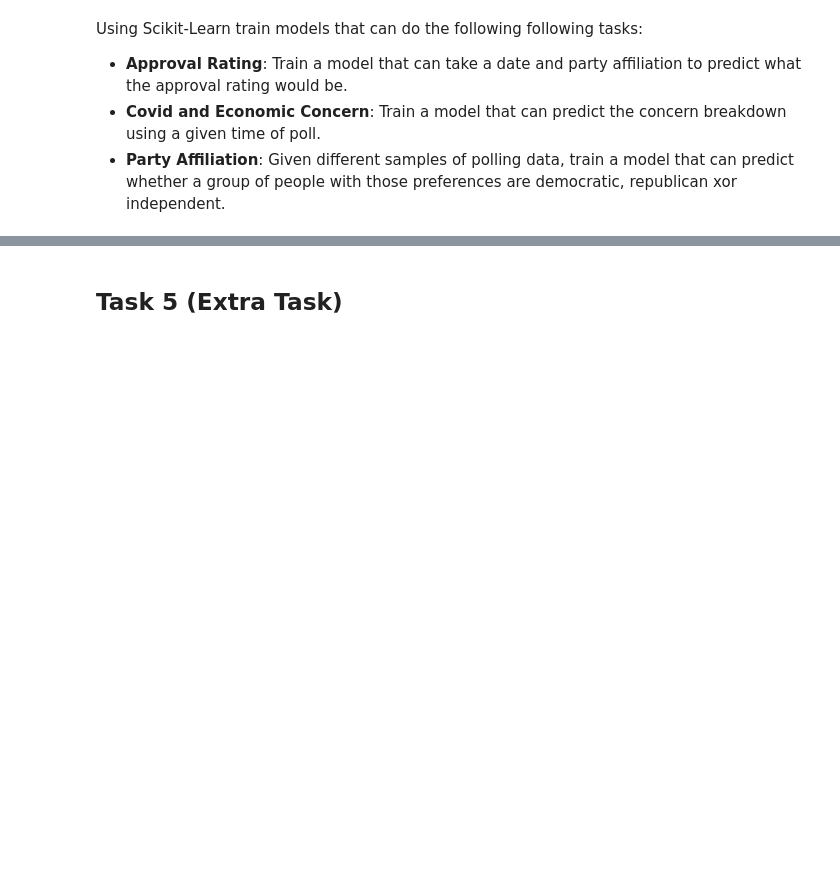
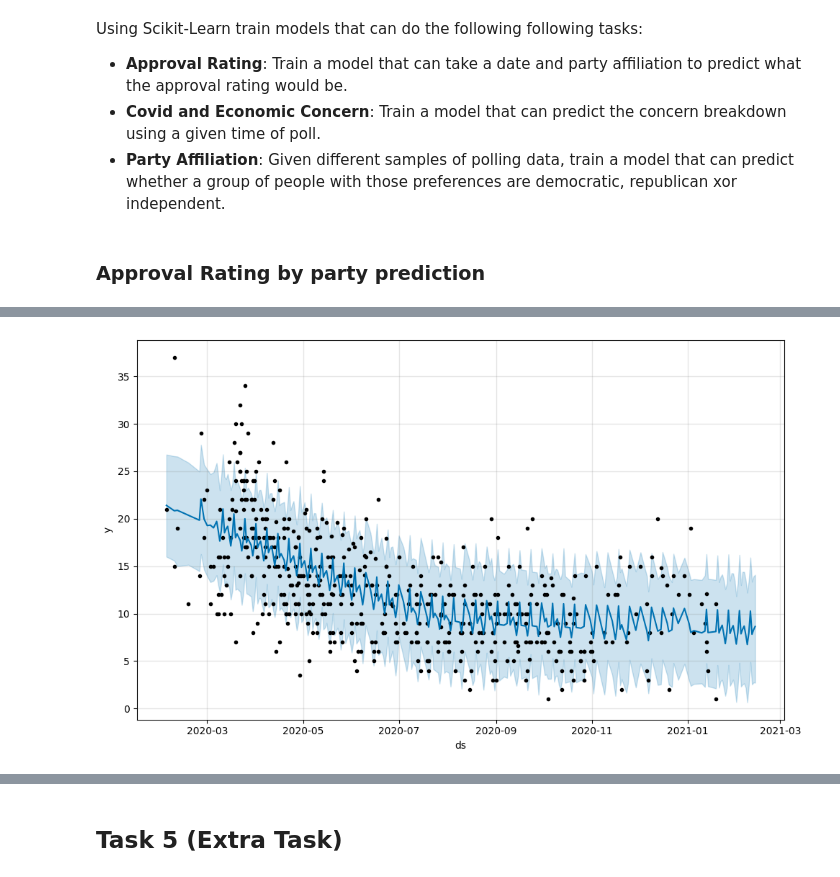
Before and after one commit to rxs1182/SNUPy_ipynb, a Jupyter notebook: Practice/04_rachel_task.ipynb, the cells around one changed output, grey strips where cells are left out. Drawn from its saved outputs; the diff is of its cells as text; code cells hidden in the pictures; blank space fills up the shorter version.

```diff
--- a/Practice/04_rachel_task.ipynb
+++ b/Practice/04_rachel_task.ipynb
@@ -118,3 +126,27 @@ Using Scikit-Learn train models that can do the following following tasks:
   - **Approval Rating**: Train a model that can take a date and party affiliation to predict what the approval rating would be.
   - **Covid and Economic Concern**: Train a model that can predict the concern breakdown using a given time of poll.
   - **Party Affiliation**: Given different samples of polling data, train a model that can predict whether a group of people with those preferences are democratic, republican xor independent.
+# %% [markdown]
+### Approval Rating by party prediction
+# %%
+df_democrats = approval_data.groupby("party").get_group("D")
+ds  = df_democrats["end_date"].to_list()
+y = df_democrats["approve"].to_list()
+
+df_democrats = pandas.DataFrame(list(zip(ds,y)), columns=["ds","y"])
+df_democrats["ds"] = pandas.to_datetime(df_democrats["ds"])
+
+#prediction using prophet
+model = Prophet()
+model.fit(df_democrats)
+
+# create a future data frame
+future = model.make_future_dataframe(periods=25)
+forecast = model.predict(future)
+
+# display the most critical output columns from the forecast
+forecast[['ds','yhat','yhat_lower','yhat_upper']].head()
+
+# plot
+fig = model.plot(forecast)
+# %% [output]
@@ -120,0 +155 @@ Using Scikit-Learn train models that can do the following following tasks:
+[figure, added]
```
Also changed, not shown: parts of 23 cells of this notebook.
